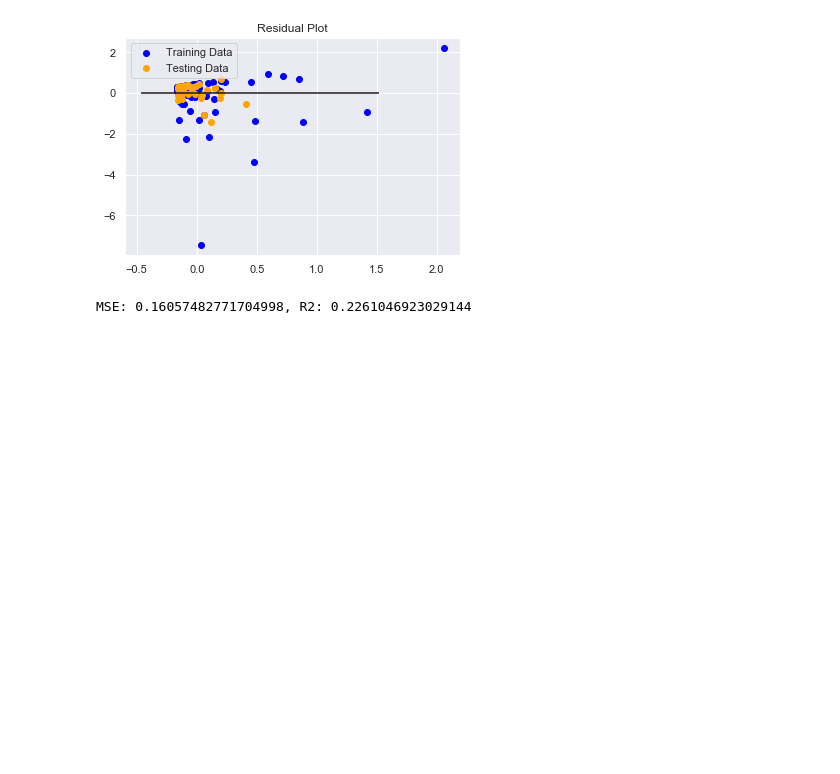
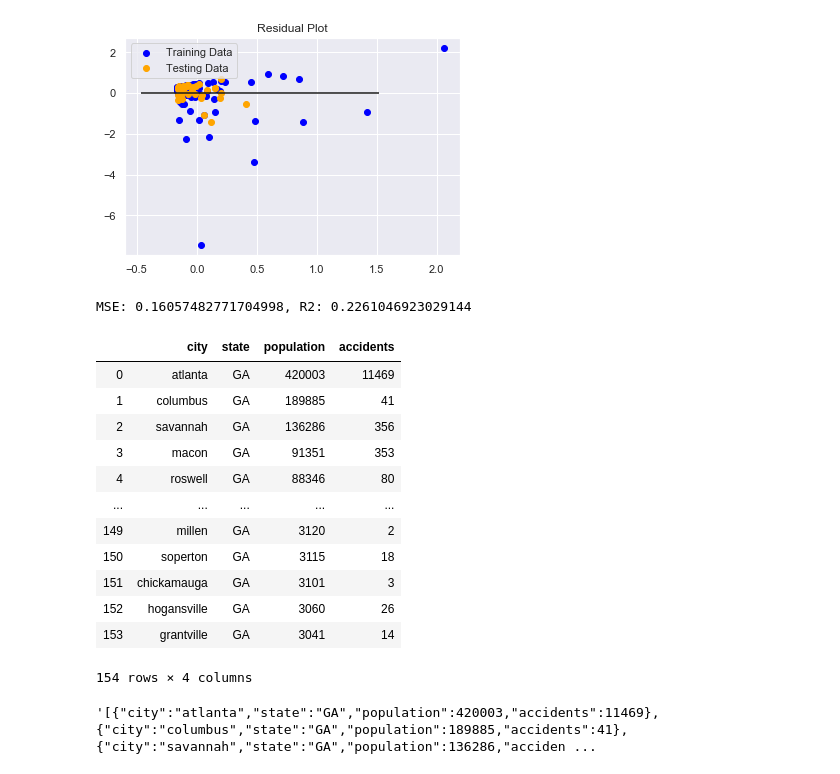
Before and after one commit to magogate/Project3, a Jupyter notebook: GA_vs_US_Population_Vs_Accidents.ipynb, the cells around one changed output. Cells and saved outputs as stored; diff of their text form; code cells hidden in the pictures; blank space fills up the shorter version.

Commit message:
Updated code for adding main accidents csv file to mongo-db atlas

```diff
--- a/GA_vs_US_Population_Vs_Accidents.ipynb
+++ b/GA_vs_US_Population_Vs_Accidents.ipynb
@@ -555,3 +565,26 @@ r2 = model.score(X_test_scaled, y_test_scaled)
 print(f"MSE: {MSE}, R2: {r2}")
 # %% [output]
 MSE: 0.16057482771704998, R2: 0.2261046923029144
+# %%
+mydf = pd.read_csv("gacities.csv")
+# %%
+mydf
+# %% [output]
+|  | city | state | population | accidents |
+| 0 | atlanta | GA | 420003 | 11469 |
+| 1 | columbus | GA | 189885 | 41 |
+| 2 | savannah | GA | 136286 | 356 |
+| 3 | macon | GA | 91351 | 353 |
+| 4 | roswell | GA | 88346 | 80 |
+| ... | ... | ... | ... | ... |
+| 149 | millen | GA | 3120 | 2 |
+| 150 | soperton | GA | 3115 | 18 |
+| 151 | chickamauga | GA | 3101 | 3 |
+| 152 | hogansville | GA | 3060 | 26 |
+| 153 | grantville | GA | 3041 | 14 |
+154 rows × 4 columns
+# %%
+# https://pandas.pydata.org/pandas-docs/stable/reference/api/pandas.DataFrame.to_json.html
+mydf.to_json(orient='records')
+# %% [output]
+'[{"city":"atlanta","state":"GA","population":420003,"accidents":11469},{"city":"columbus","state":"GA","population":189885,"accidents":41},{"city":"savannah","state":"GA","population":136286,"acciden ...
```
Also changed, not shown: parts of 17 cells of this notebook.
